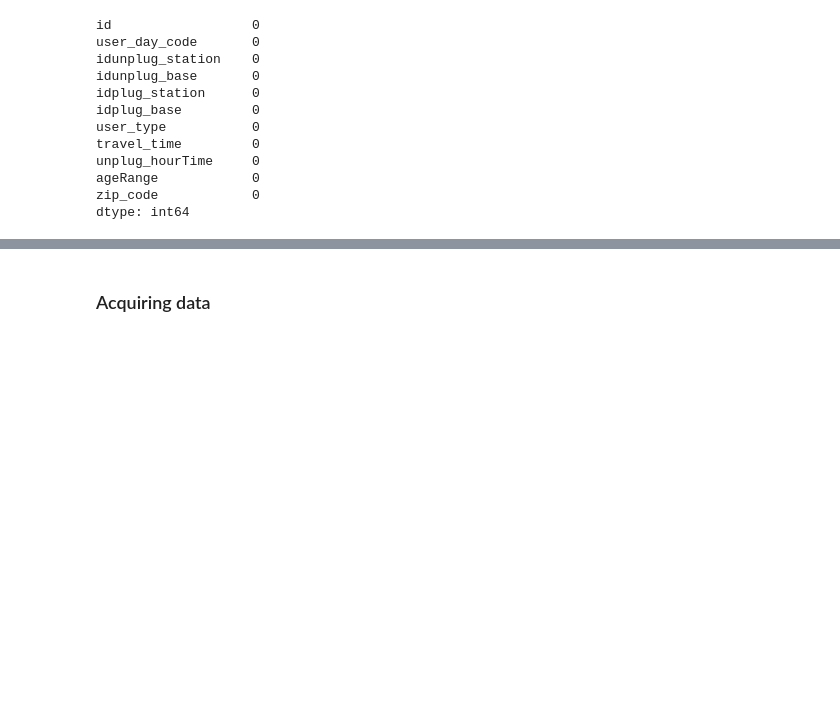
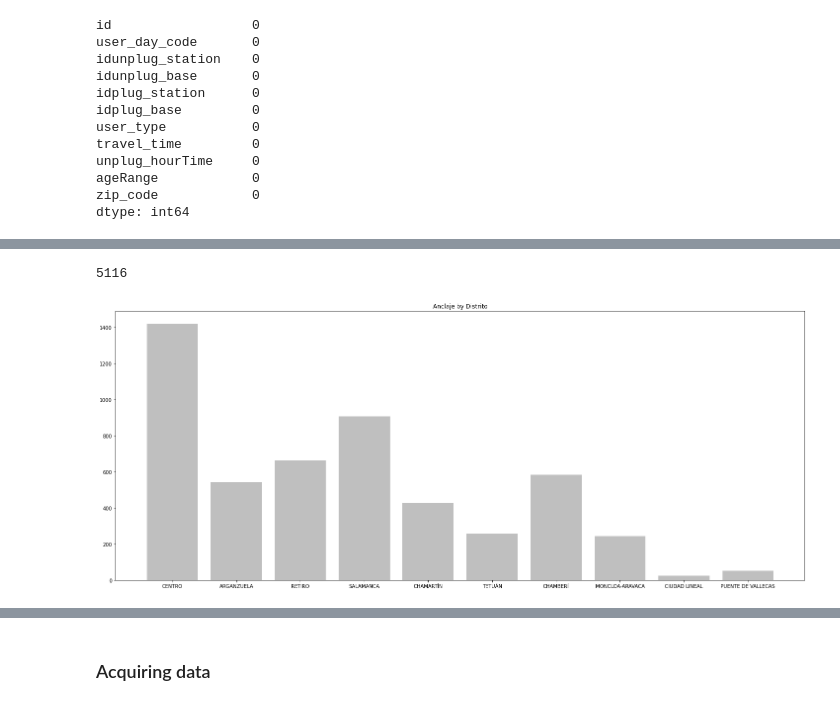
Before and after one commit to rasoco/Master_Data_Science, a Jupyter notebook: TFM/BiciMadProject.ipynb, the cells around one changed output, grey strips where cells are left out. Saved outputs shown, nothing was run; the diff lists cells and outputs as text; code cells hidden in the pictures; blank space fills up the shorter version.

```diff
--- a/TFM/BiciMadProject.ipynb
+++ b/TFM/BiciMadProject.ipynb
@@ -240,0 +394,22 @@ See the caveats in the documentation: https://pandas.pydata.org/pandas-docs/stab
+# %%
+df['Anclajes'].sum()
+# %% [output]
+5116
+# %%
+d_a = df.groupby('Distrito')['Anclajes'].sum()
+langs = ['CENTRO', 'ARGANZUELA', 'RETIRO', 'SALAMANCA', 'CHAMARTÍN', 'TETUÁN', 'CHAMBERÍ', 'MONCLOA-ARAVACA', 'CIUDAD LINEAL', 'PUENTE DE VALLECAS']
+# ax.bar(langs,aa)
+# plt.show()
+fig=plt.figure()
+fig.set_figheight(10)
+fig.set_figwidth(25)
+fig.set_facecolor('white')
+y_pos = np.arange(len(langs))
+plt.bar(y_pos, d_a, align='center', alpha=0.5, width=0.8, color = 'gray')
+plt.xticks(y_pos, langs)
+# plt.ylabel('Anclaje by Disti')
+plt.title('Anclaje by Distrito')
+
+plt.show()
+# %% [output]
+[figure, added]
```
Also changed, not shown: parts of 149 cells of this notebook.
